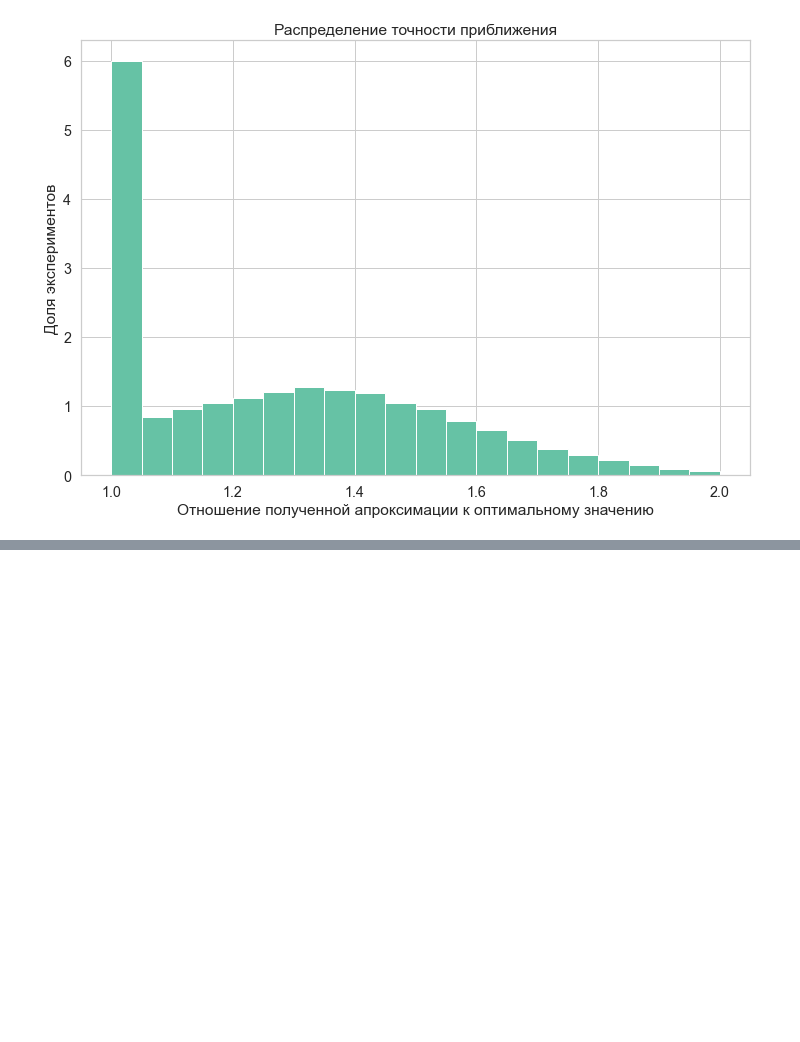
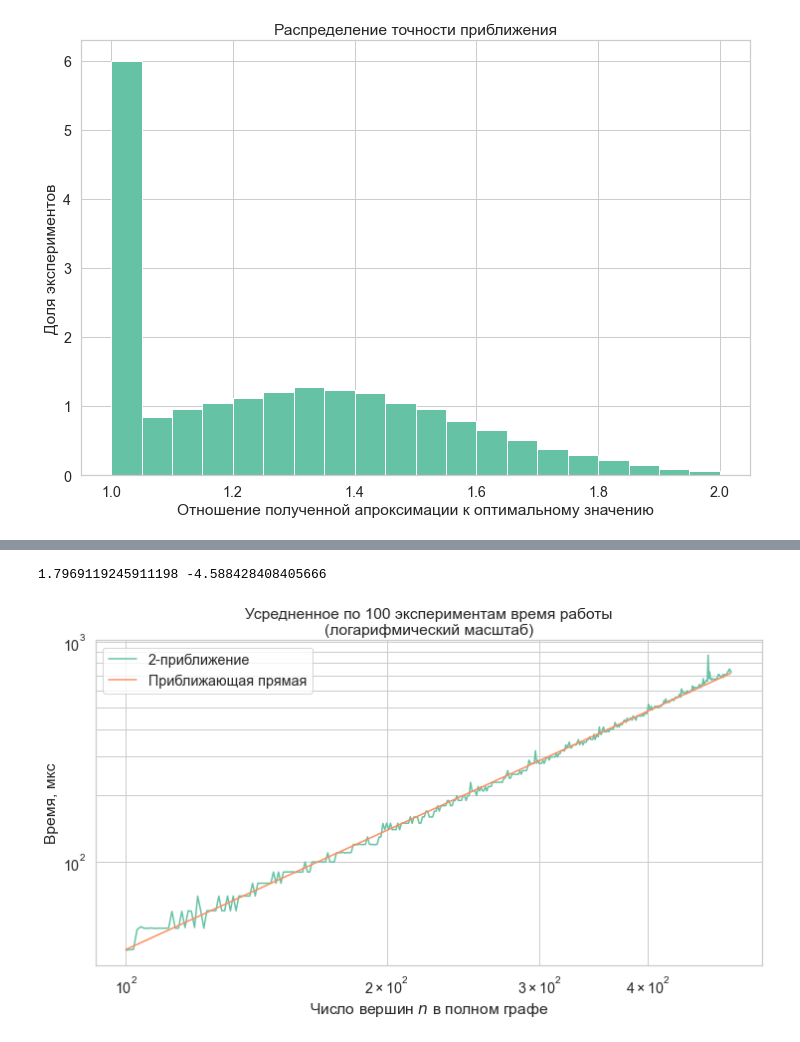
Before and after one commit to bumchik2/VertexCover, a Jupyter notebook: make_plots.ipynb, the cells around one changed output, grey strips where cells are left out. Saved outputs shown, nothing was run; the diff lists cells and outputs as text; code cells hidden in the pictures; blank space fills up the shorter version.

```diff
--- a/make_plots.ipynb
+++ b/make_plots.ipynb
@@ -30,0 +75,29 @@ make_hist_plot('results/diffs.txt', 'plots/diffs.png', 'Отношение по
+# %%
+experiments_number = 100
+
+fig = plt.figure(figsize=(12, 6))
+
+time_data2_cut = time_data2[time_data2[:, 1] >=100]
+time_approx = time_data2_cut[time_data2_cut[:,0] == 0]
+plt.plot(time_approx[:, 1], time_approx[:, 2], label='2-приближение')
+
+plt.title(f'Усредненное по {experiments_number} экспериментам время работы\n(логарифмический масштаб)')
+plt.xlabel('Число вершин $n$ в полном графе')
+plt.ylabel('Время, мкс')
+plt.xscale('log')
+plt.yscale('log')
+
+a, b = np.polyfit(np.log(time_approx[:, 1]), np.log(time_approx[:, 2]), 1)
+print(a, b)
+x_grid = np.arange(100, 500, 1)
+y_grid = x_grid ** a * np.exp(b)
+plt.plot(x_grid, y_grid, label='Приближающая прямая')
+
+plt.yticks([100, 200, 300, 400, 500, 600, 700, 800, 900, 1000])
+plt.xticks([100, 200, 300, 400])
+plt.grid(b=True)
+plt.legend()
+fig.savefig('plots/approx_times_log.png')
+# %% [output]
+1.7969119245911198 -4.588428408405666
+[figure, added]
```
Also changed, not shown: parts of 5 cells of this notebook, 11 other files.
